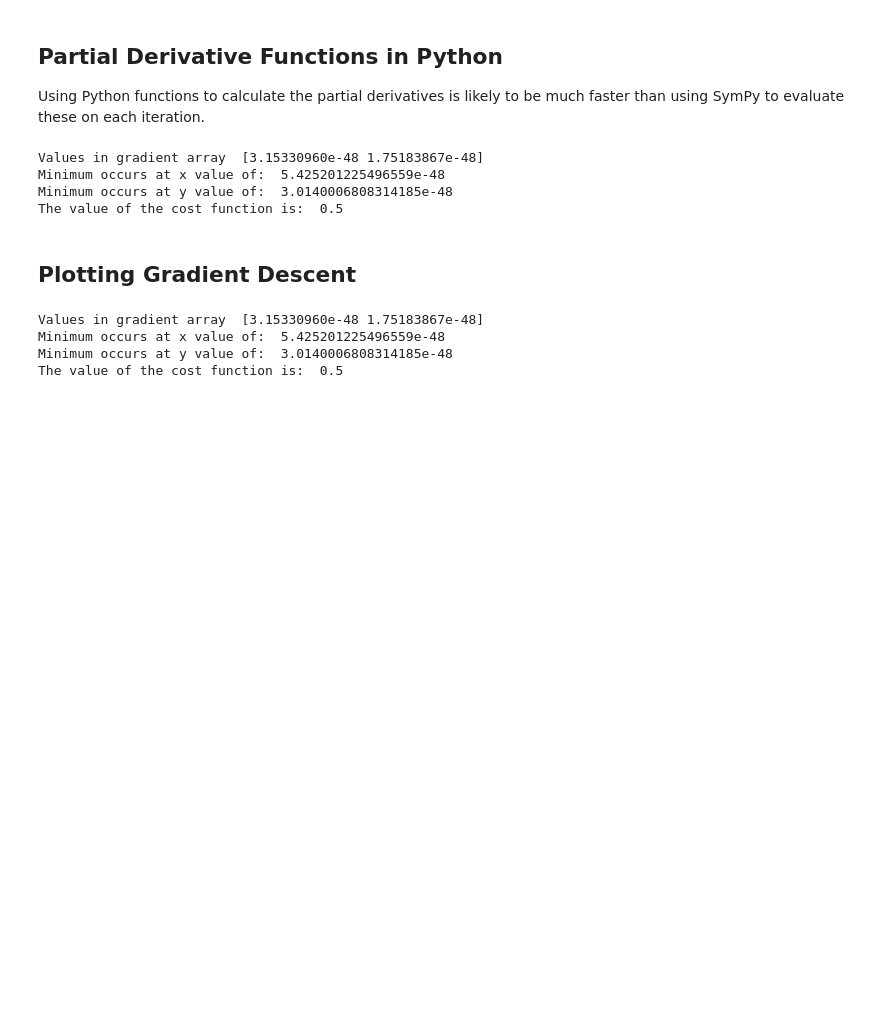
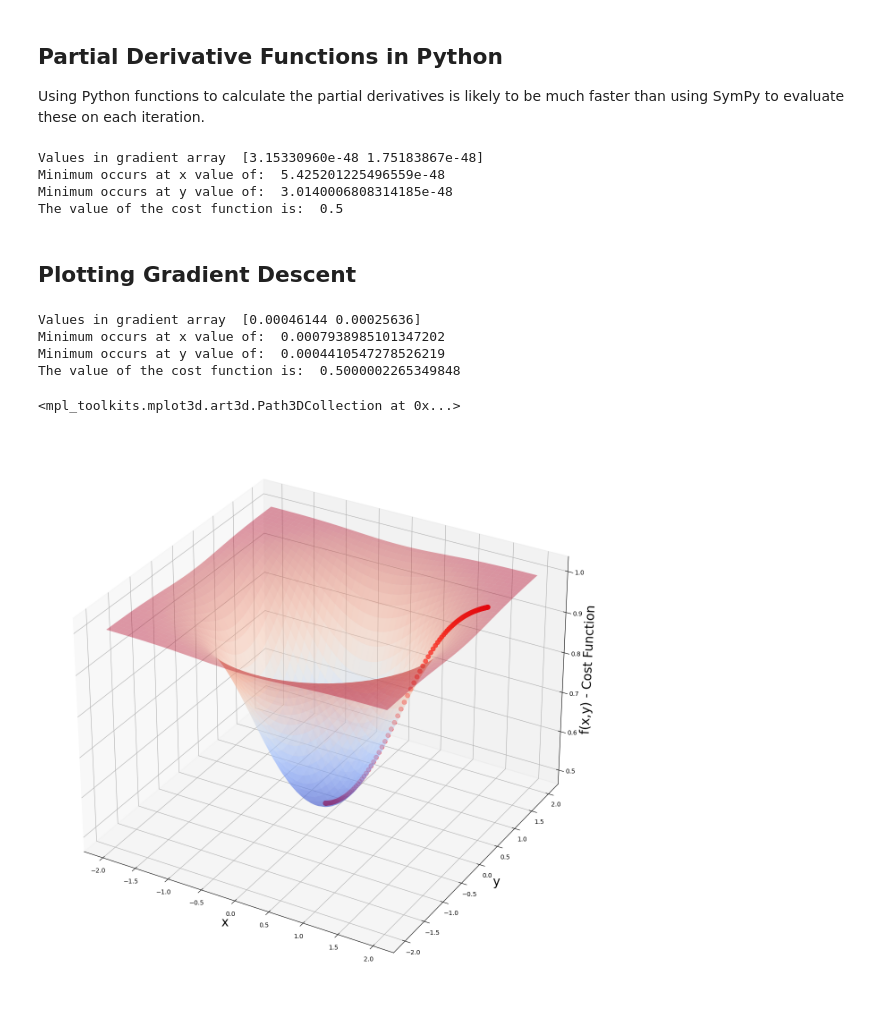
Before and after one commit to srofe/MLBootcamp, a Jupyter notebook: 03-GradientDescent/GradientDescent-TwoDimensions.ipynb, the cells around one changed output. Saved outputs shown, nothing was run; the diff lists cells and outputs as text; code cells hidden in the pictures; blank space fills up the shorter version.

Commit message:
Plot the x and y values over the cost function

```diff
--- a/03-GradientDescent/GradientDescent-TwoDimensions.ipynb
+++ b/03-GradientDescent/GradientDescent-TwoDimensions.ipynb
@@ -156,7 +156,7 @@ The value of the cost function is:  0.5
 # %%
 # Setup algorithm parameters
 multiplier = 0.1
-maximum_iterations = 2000
+maximum_iterations = 200
 parameters = np.array([1.8, 1.0])  # Initial x and y estimates
 values_array = parameters.reshape(1, 2)
 
@@ -172,7 +172,26 @@ print("Minimum occurs at x value of: ", parameters[0])
 print("Minimum occurs at y value of: ", parameters[1])
 print("The value of the cost function is: ", f(parameters[0], parameters[1]))
 # %% [output]
-Values in gradient array  [3.15330960e-48 1.75183867e-48]
-Minimum occurs at x value of:  5.425201225496559e-48
-Minimum occurs at y value of:  3.0140006808314185e-48
-The value of the cost function is:  0.5
+Values in gradient array  [0.00046144 0.00025636]
+Minimum occurs at x value of:  0.0007938985101347202
+Minimum occurs at y value of:  0.0004410547278526219
+The value of the cost function is:  0.5000002265349848
+# %%
+# Create x and y data.
+xData = np.linspace(start=-2, stop=2, num=200)
+yData = np.linspace(start=-2, stop=2, num=200)
+# To plot the surface, these need to be 2-dimensional arrays - use numpy meshgrid() function to make 2D array.
+xData, yData = np.meshgrid(xData, yData)
+
+# Generate 3D plot
+plt.figure(figsize=[16, 16])
+axes = plt.subplot(projection='3d')
+
+axes.set_xlabel('x', fontsize=20)
+axes.set_ylabel('y', fontsize=20)
+axes.set_zlabel('f(x,y) - Cost Function', fontsize=20)
+axes.plot_surface(xData, yData, f(xData, yData), cmap=cm.coolwarm, alpha=0.4)
+axes.scatter(values_array[:, 0], values_array[:, 1], f(values_array[:, 0], values_array[:, 1]), s=50, color='red')
+# %% [output]
+<mpl_toolkits.mplot3d.art3d.Path3DCollection at 0x...>
+[figure, added]
```
